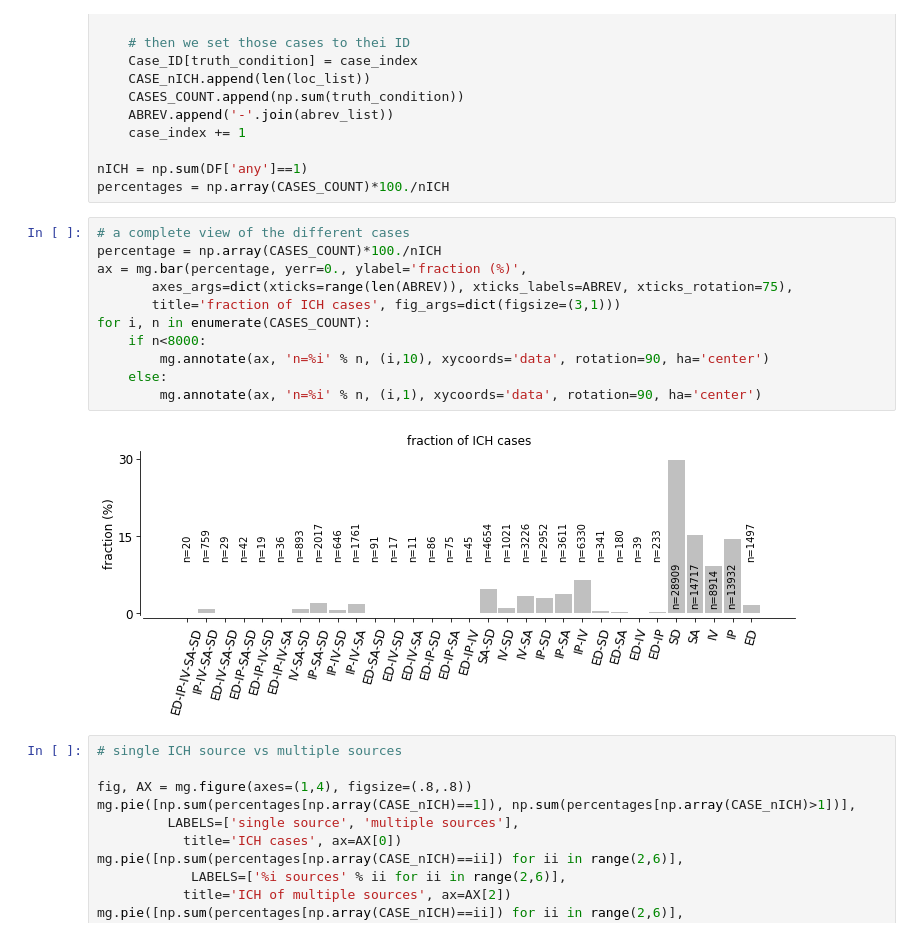
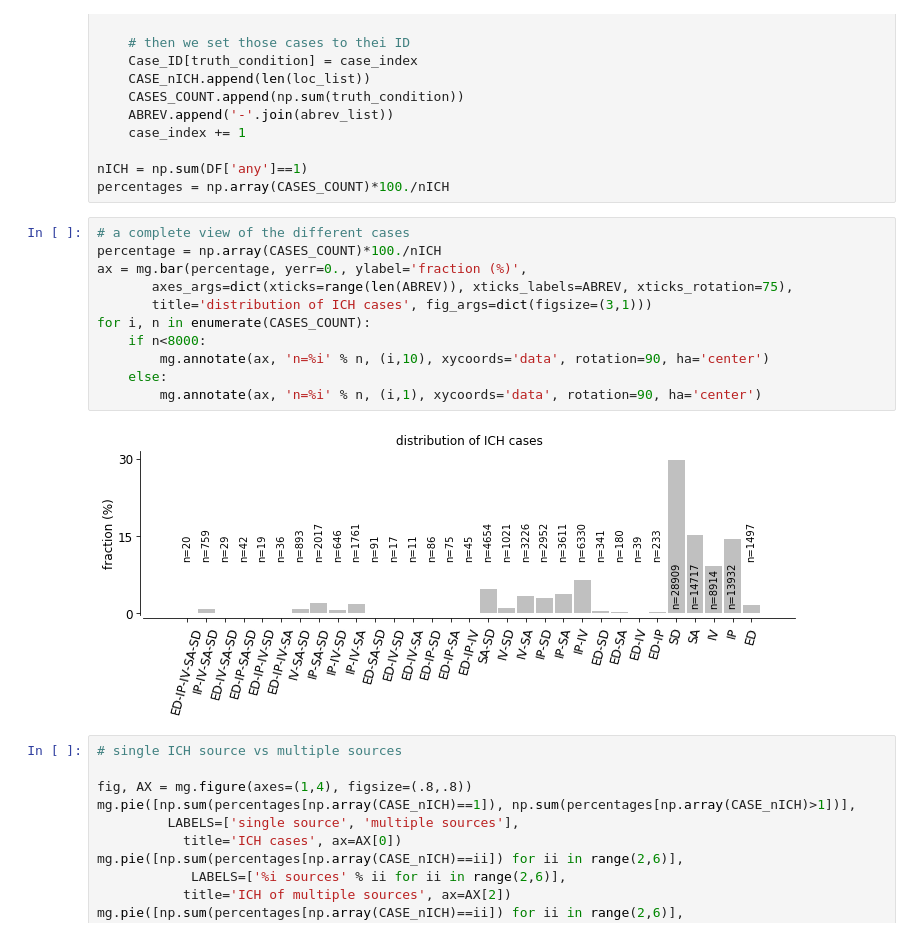
Before and after one commit to yzerlaut/hemorrhage_detection, a Jupyter notebook: notebook.ipynb, the cells around one changed output. Saved outputs shown, nothing was run; the diff lists cells and outputs as text.

```diff
--- a/notebook.ipynb
+++ b/notebook.ipynb
@@ -123,16 +123,16 @@ percentages = np.array(CASES_COUNT)*100./nICH
 # %%
 # a complete view of the different cases
 percentage = np.array(CASES_COUNT)*100./nICH
 ax = mg.bar(percentage, yerr=0., ylabel='fraction (%)',
        axes_args=dict(xticks=range(len(ABREV)), xticks_labels=ABREV, xticks_rotation=75),
-       title='fraction of ICH cases', fig_args=dict(figsize=(3,1)))
+       title='distribution of ICH cases', fig_args=dict(figsize=(3,1)))
 for i, n in enumerate(CASES_COUNT):
     if n<8000:
         mg.annotate(ax, 'n=%i' % n, (i,10), xycoords='data', rotation=90, ha='center')
     else:
         mg.annotate(ax, 'n=%i' % n, (i,1), xycoords='data', rotation=90, ha='center')
 # %% [output]
-[figure, old version]
+[figure, new version]
 # %%
 # single ICH source vs multiple sources
 
```
